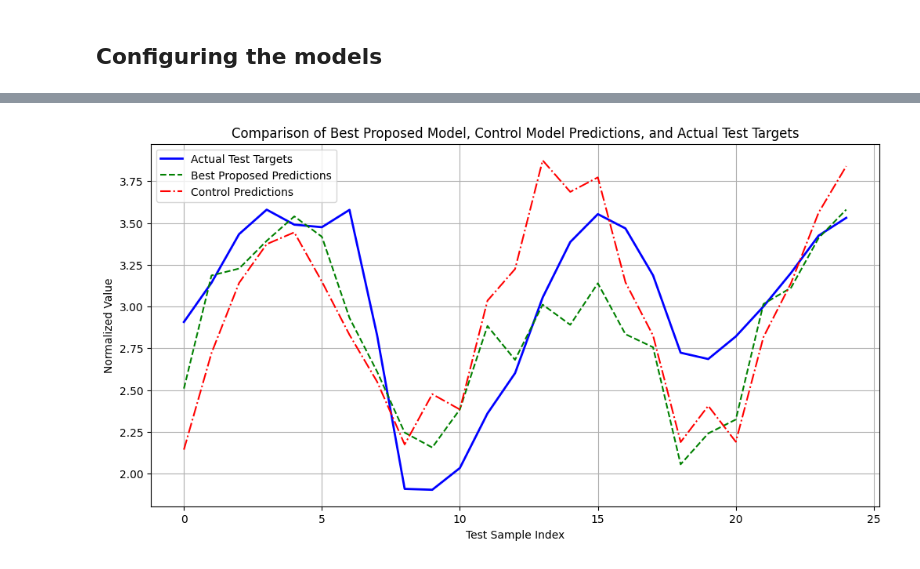
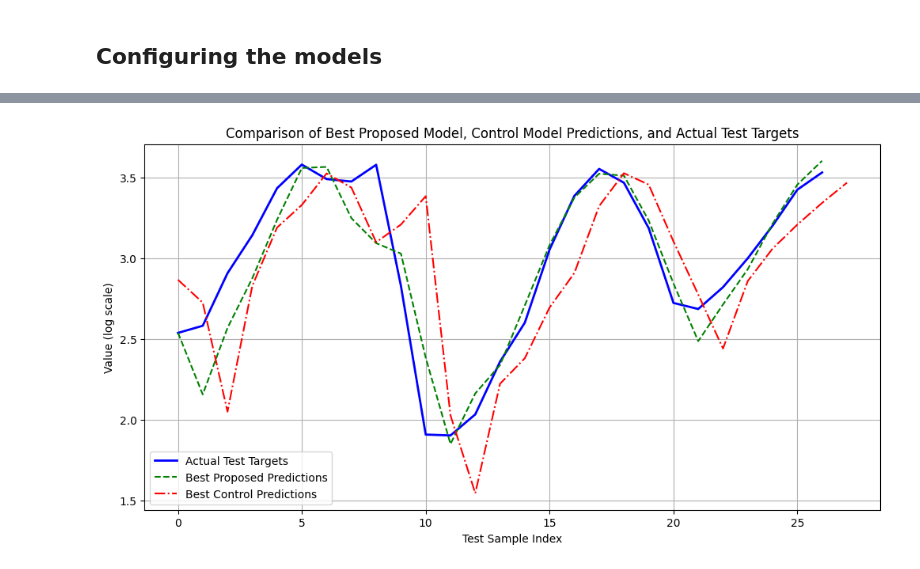
Before and after one commit to lichterberci/rbfar-ols, a Jupyter notebook: experiments.ipynb, the cells around one changed output, grey strips where cells are left out. Saved outputs shown, nothing was run; the diff lists cells and outputs as text; code cells hidden in the pictures.

```diff
--- a/experiments.ipynb
+++ b/experiments.ipynb
@@ -97,36 +97,45 @@ Estimated dimension: 7
 configs = [
     *[
         ProposedMethodConfig(
-            approach="no_pretraining",
-            optimizer=SvdOptimizer(epsilon=0.05, alpha=alpha),
+            approach=approach,
+            optimizer=SvdOptimizer(epsilon=eps, alpha=alpha),
             m=m,
             post_tune=post_tune,
             n=dim,
             embedding_tau=tau,
         )
-        # for m in [2, 5, 10, 20, 30, 50, 100]
-        for m in [1, 2, 3, 4, 5, 6, 7, 8, 9, 10]
-        for alpha in [1e-4, 1e-2, 1e-1, 5e-1, 1, 2, 5]
+        for dim in [2, 3, 4, 5, 6]
+        for tau in [1, 2, 3]
+        for m in [1, 2, 3, 4, 5, 6, 7, 8, 9, 10, 15, 20]
+        for alpha in [1e-4, 1e-2, 1e-1, 5e-1, 1, 1.5, 2, 2.5, 5]
         for post_tune in [True, False]
+        for eps in [0.01, 0.05, 0.1, 0.2, 0.3]
+        for approach in ["pretraining", "no-pretraining"]
     ],
     *[
         ProposedMethodConfig(
-            approach="pretraining",
+            approach=approach,
             optimizer=OlsOptimizer(rho=rho),
-            m=100,
+            m=max_m,
             n=dim,
             embedding_tau=tau,
             post_tune=post_tune,
         )
+        for dim in [2, 3, 4, 5, 6]
+        for tau in [1, 2, 3]
+        for max_m in [10, 50, 80]
         for rho in [0.01, 0.05, 0.1, 0.2, 0.3, 0.4, 0.5]
         for post_tune in [True, False]
+        for approach in ["pretraining", "no-pretraining"]
     ],
 ]
 
 control_configs = [
-    ControlConfig(m=m, n=dim, embedding_tau=tau, lr=lr)
-    for m in [1, 2, 3, 4, 5, 6, 7, 8, 9, 10]
-    for lr in [1e-3, 1e-2, 1e-1]
+    ControlConfig(m=m, n=dim, embedding_tau=tau, lr=lr, sigma_global=True)
+    for dim in [2, 3, 4, 5, 6]
+    for tau in [1, 2, 3]
+    for m in [1, 2, 3, 4, 5, 6, 7, 8, 9, 10, 15, 20]
+    for lr in [1e-3, 1e-2, 5e-2, 1e-1]
 ]
 # %%
 proposed_results, control_results = run_comparison_experiments(
@@ -151,6 +160,8 @@ results_df = pd.DataFrame(
         "Test R": [],
         "Test R^2": [],
         "Test NRMSE": [],
+        "Test SMAPE": [],
+        "Test MAAPE": []
     }
 )
 
@@ -164,12 +175,14 @@ for res in proposed_results:
         {
             "Type": ["Proposed"],
             "Name": [
-                f"{res.method_name} (m={res.metadata['total_centers']}, alpha={res.metadata['optimizer_params']['_alpha']})" if res.metadata["optimizer_type"] == "SvdOptimizer" else
-                f"{res.method_name} (|C|={res.metadata['selected_centers']}, rho={res.metadata['optimizer_params']['_rho']})"
+                f"{res.method_name} (m={res.metadata['total_centers']}, alpha={res.metadata['optimizer_params']['_alpha']}, tuned={res.metadata['post_tuned']})" if res.metadata["optimizer_type"] == "SvdOptimizer" else
+                f"{res.method_name} (|C|={res.metadata['selected_centers']}, rho={res.metadata['optimizer_params']['_rho']} tuned={res.metadata['post_tuned']})"
             ],
             "Test R": [test_metrics.pearson_correlation_coefficient()],
             "Test R^2": [test_metrics.R2()],
             "Test NRMSE": [test_metrics.normalized_root_mean_square_error()],
+            "Test SMAPE": [test_metrics.symmetric_mean_absolute_percentage_error()],
+            "Test MAAPE": [test_metrics.mean_arctangent_absolute_percentage_error()]
         }
     )
     results_df = pd.concat([results_df, new_row], ignore_index=True)
@@ -187,6 +200,8 @@ for res in control_results:
             "Test R": [control_test_metrics.pearson_correlation_coefficient()],
             "Test R^2": [control_test_metrics.R2()],
             "Test NRMSE": [control_test_metrics.normalized_root_mean_square_error()],
+            "Test SMAPE": [control_test_metrics.symmetric_mean_absolute_percentage_error()],
+            "Test MAAPE": [control_test_metrics.mean_arctangent_absolute_percentage_error()]
         }
     )
     results_df = pd.concat([results_df, new_row], ignore_index=True)
@@ -222,33 +241,33 @@ best_control_idx = results_df[results_df["Type"] == "Control"][
 ].idxmax() if PROPOSED_MODEL_SELECTION_CRITERION_SHOULD_MAXIMIZE else results_df[results_df["Type"] == "Control"][
     PROPOSED_MODEL_SELECTION_CRITERION
 ].idxmin()
 best_control_res = control_results[best_control_idx - len(proposed_results)]
 
 # Get test targets (actual values for test set)
 test_targets = best_proposed_res.test_targets  # Assuming all have the same test_targets
 
 # Plot the results
 plt.figure(figsize=(12, 6))
 plt.plot(test_targets, label="Actual Test Targets", color="blue", linewidth=2)
 plt.plot(
     best_proposed_res.test_predictions,
     label=f'Best Proposed Predictions',
     color="green",
     linestyle="--",
 )
 plt.plot(
     best_control_res.test_predictions,
-    label=f"Control Predictions",
+    label=f"Best Control Predictions",
     color="red",
     linestyle="-.",
 )
 plt.xlabel("Test Sample Index")
-plt.ylabel("Normalized Value")
+plt.ylabel("Value (log scale)")
 plt.title(
     "Comparison of Best Proposed Model, Control Model Predictions, and Actual Test Targets"
 )
 plt.legend()
 plt.grid(True)
 plt.show()
 # %% [output]
-[figure, old version]
+[figure, new version]
```
Also changed, not shown: parts of 4 cells of this notebook.
